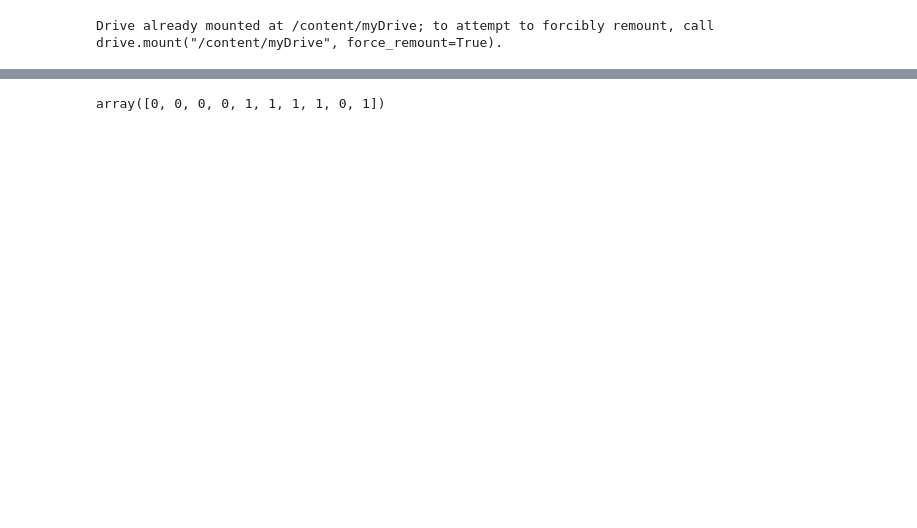
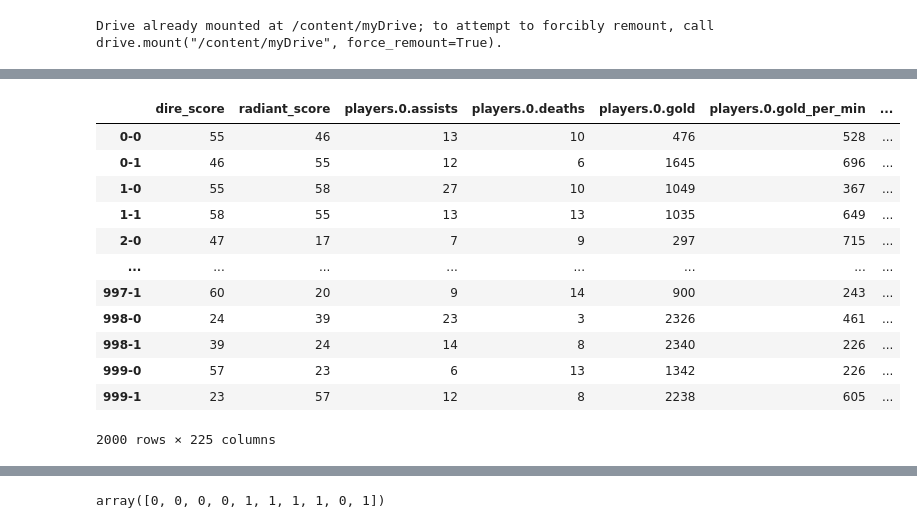
Before and after one commit to MichaelYaskevich/urfu-ml-dota, a Jupyter notebook: src/Dota.ipynb, the cells around one changed output, grey strips where cells are left out. Drawn from its saved outputs; the diff is of its cells as text; code cells hidden in the pictures; blank space fills up the shorter version.

```diff
--- a/src/Dota.ipynb
+++ b/src/Dota.ipynb
@@ -447,0 +402,54 @@ array([[0.93810947, 0.06189053],
+# %%
+raw_data_to_predict = {}
+for file in tqdm(glob('public_data/*')):
+    key = int(os.path.basename(file).split('.')[0])
+    with open(file, 'r', encoding='utf-8') as inp:
+        raw_data_to_predict[key] = json.load(inp)
+# %%
+X_test = extract_features(raw_data_to_predict, final_features)
+X_to_predict = preprocess_features(X_test)
+# %%
+x_test_as_dict = X_to_predict.to_dict(orient='index')
+# %%
+sep = '.'
+aug_x = {}
+for k in tqdm(x_test_as_dict.keys()):
+    j, z = np.random.randint(5, 10, size=2) # будем свапать игроков из ондной группы в reversed_game
+    reversed_game = {}
+    for key in x_test_as_dict[k].keys():
+        parts_of_key = key.split(sep)
+        if parts_of_key[0] == 'players':
+            i = int(parts_of_key[1])
+            w = i
+            if i == j:
+                w = z
+            elif i == z:
+                w = j
+            reversed_key = parts_of_key[0] + sep + str(9 - i) + sep + sep.join(parts_of_key[2:])
+            if reversed_key not in x_test_as_dict[k]:
+                reversed_game[key] = None
+            else:
+                reversed_game[key] = x_test_as_dict[k][reversed_key]
+        else:
+            reversed_game[key] = x_test_as_dict[k][key]
+    reversed_game['radiant_score'] = x_test_as_dict[k]['dire_score']
+    reversed_game['dire_score'] = x_test_as_dict[k]['radiant_score']
+    aug_x[f'{k}-0'] = x_test_as_dict[k]
+    aug_x[f'{k}-1'] = reversed_game
+# %%
+X_test = pd.DataFrame.from_dict(aug_x, orient='index')
+X_test
+# %% [output]
+|  | dire_score | radiant_score | players.0.assists | players.0.deaths | players.0.gold | players.0.gold_per_min | ... |
+| 0-0 | 55 | 46 | 13 | 10 | 476 | 528 | ... |
+| 0-1 | 46 | 55 | 12 | 6 | 1645 | 696 | ... |
+| 1-0 | 55 | 58 | 27 | 10 | 1049 | 367 | ... |
+| 1-1 | 58 | 55 | 13 | 13 | 1035 | 649 | ... |
+| 2-0 | 47 | 17 | 7 | 9 | 297 | 715 | ... |
+| ... | ... | ... | ... | ... | ... | ... | ... |
+| 997-1 | 60 | 20 | 9 | 14 | 900 | 243 | ... |
+| 998-0 | 24 | 39 | 23 | 3 | 2326 | 461 | ... |
+| 998-1 | 39 | 24 | 14 | 8 | 2340 | 226 | ... |
+| 999-0 | 57 | 23 | 6 | 13 | 1342 | 226 | ... |
+| 999-1 | 23 | 57 | 12 | 8 | 2238 | 605 | ... |
+2000 rows × 225 columns
```
Also changed, not shown: parts of 111 cells of this notebook, 2 other files.
